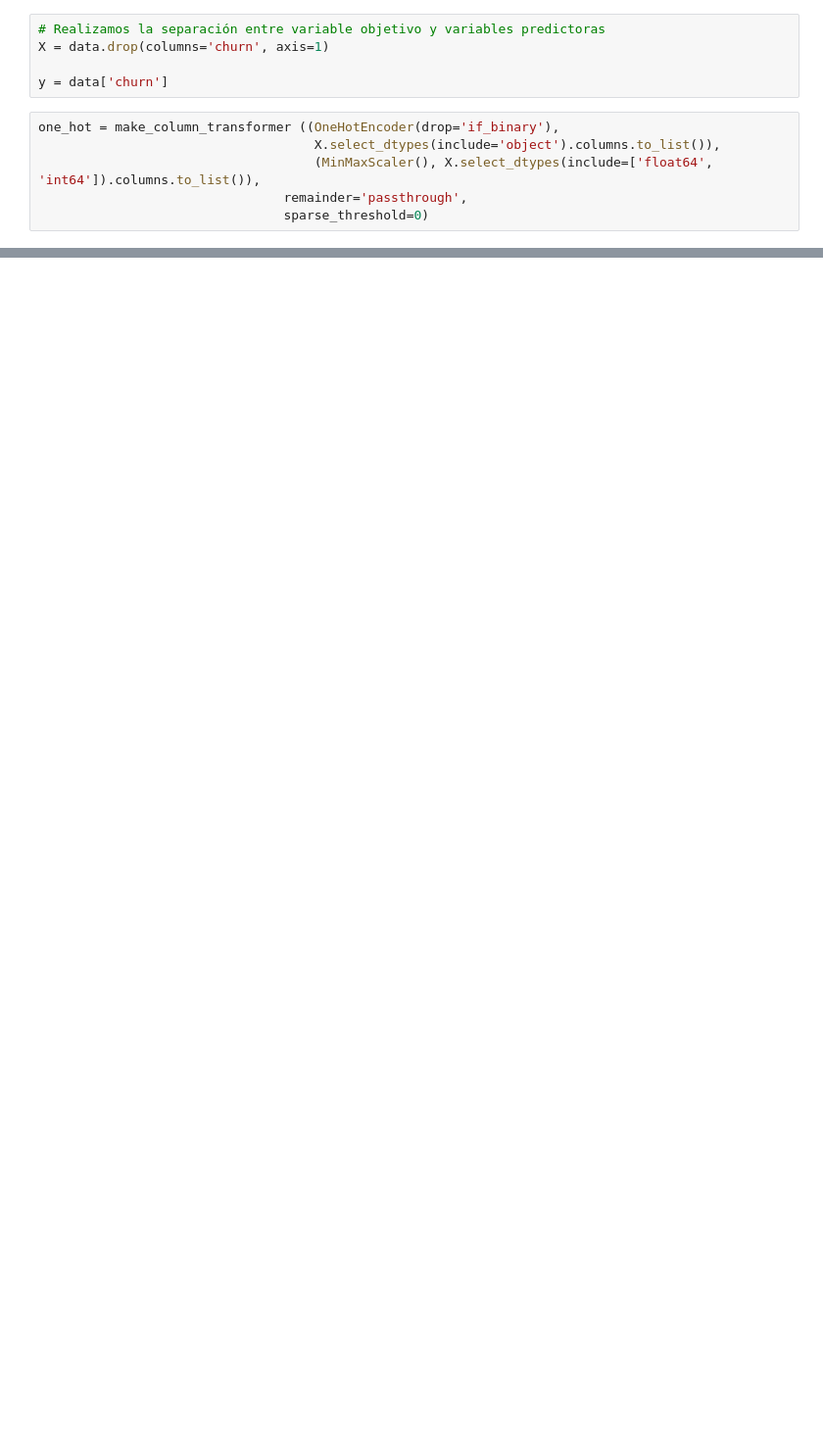
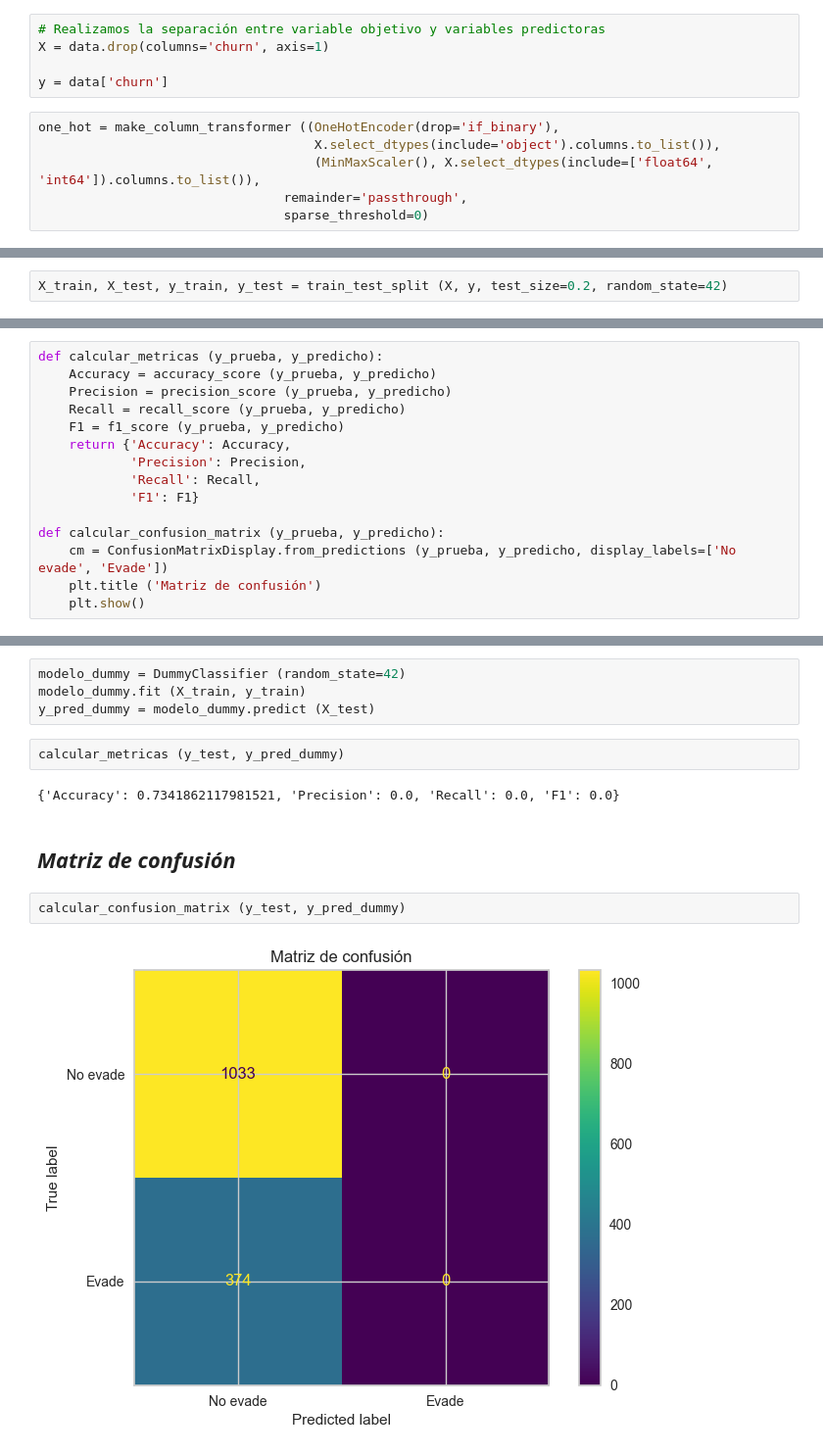
Before and after one commit to Jeremytroc/Evasion-de-clientes-Telecom-X, a Jupyter notebook: Telecom_X.ipynb, the cells around one changed output, grey strips where cells are left out. Shown at 98% size. Saved outputs shown, nothing was run; the diff lists cells and outputs as text; blank space fills up the shorter version.

Commit message:
Proyecto final del modelo de evasión

```diff
--- a/Telecom_X.ipynb
+++ b/Telecom_X.ipynb
@@ -180,0 +184,2 @@ print (X.shape)
+# %%
+X_train, X_test, y_train, y_test = train_test_split (X, y, test_size=0.2, random_state=42)
@@ -180,0 +188,15 @@ print (X.shape)
+# %%
+def calcular_metricas (y_prueba, y_predicho):
+    Accuracy = accuracy_score (y_prueba, y_predicho)
+    Precision = precision_score (y_prueba, y_predicho)
+    Recall = recall_score (y_prueba, y_predicho)
+    F1 = f1_score (y_prueba, y_predicho)
+    return {'Accuracy': Accuracy,
+            'Precision': Precision,
+            'Recall': Recall,
+            'F1': F1}
+
+def calcular_confusion_matrix (y_prueba, y_predicho):
+    cm = ConfusionMatrixDisplay.from_predictions (y_prueba, y_predicho, display_labels=['No evade', 'Evade'])
+    plt.title ('Matriz de confusión')
+    plt.show()
@@ -180,0 +205,14 @@ print (X.shape)
+# %%
+modelo_dummy = DummyClassifier (random_state=42)
+modelo_dummy.fit (X_train, y_train)
+y_pred_dummy = modelo_dummy.predict (X_test)
+# %%
+calcular_metricas (y_test, y_pred_dummy)
+# %% [output]
+{'Accuracy': 0.7341862117981521, 'Precision': 0.0, 'Recall': 0.0, 'F1': 0.0}
+# %% [markdown]
+## *Matriz de confusión*
+# %%
+calcular_confusion_matrix (y_test, y_pred_dummy)
+# %% [output]
+[figure, added]
```
Also changed, not shown: parts of 57 cells of this notebook, 2 other files.
